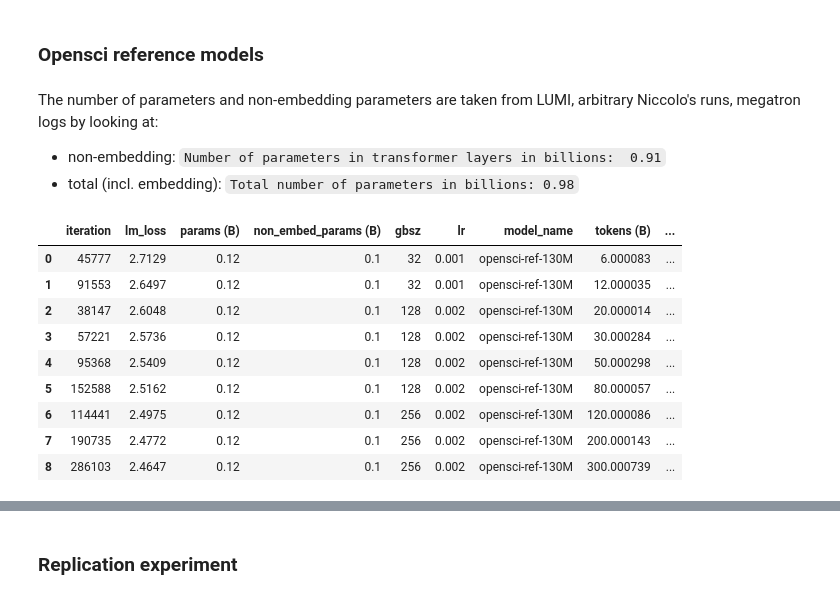
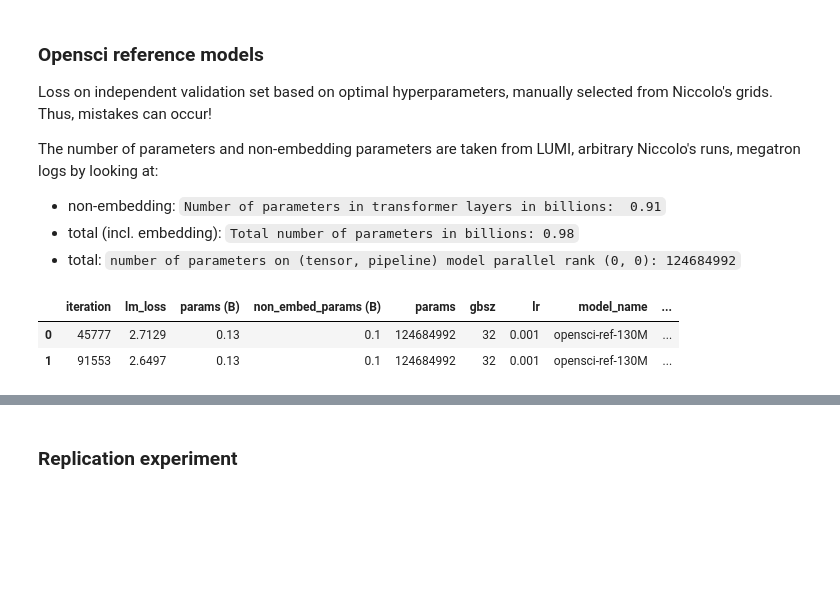
Before and after one commit to OpenEuroLLM/oellm-autoexp, a Jupyter notebook: analysis.ipynb, the cells around one changed output, grey strips where cells are left out. Cells and saved outputs as stored; diff of their text form; code cells hidden in the pictures; blank space fills up the shorter version.

```diff
--- a/analysis.ipynb
+++ b/analysis.ipynb
@@ -72,3 +64,10 @@ def plot_loss_curves(
     plt.show()
 # %% [markdown]
 ### Opensci reference models
+Loss on independent validation set based on optimal hyperparameters, manually selected from Niccolo's grids. Thus, mistakes can occur!
+
+
+The number of parameters and non-embedding parameters are taken from LUMI, arbitrary Niccolo's runs, megatron logs by looking at:
+- non-embedding: `Number of parameters in transformer layers in billions:  0.91`
+- total (incl. embedding): `Total number of parameters in billions: 0.98`
+- total: `number of parameters on (tensor, pipeline) model parallel rank (0, 0): 124684992`
@@ -85,29 +74,22 @@ opensci_130m = {6: 2.7129, 12: 2.6497, 20: 2.6048, 30: 2.5736, 50: 2.5409,
-# %% [markdown]
-The number of parameters and non-embedding parameters are taken from LUMI, arbitrary Niccolo's runs, megatron logs by looking at:
-- non-embedding: `Number of parameters in transformer layers in billions:  0.91`
-- total (incl. embedding): `Total number of parameters in billions: 0.98`
 # %%
-opensci_130m = pd.DataFrame({
+### Total number of parameters (including embedding) is actually reported to be 130M,
+# but the non-embedding parameters are 100M and embedding parameters are 30M.
+# We report the latter, to remain consistent with the naming convention.
+opensci_130M = pd.DataFrame({
     "iteration": [45777, 91553, 38147, 57221, 95368, 152588, 114441, 190735, 286103],
     "lm_loss": [2.7129, 2.6497, 2.6048, 2.5736, 2.5409, 2.5162, 2.4975, 2.4772, 2.4647],
-    "params (B)": [0.12] * 9,
+    "params (B)": [0.13] * 9,
     "non_embed_params (B)": [0.10] * 9,
+    "params": [124684992] * 9,
     "gbsz": [32, 32, 128, 128, 128, 128, 256, 256, 256],
     "lr": [0.001, 0.001, 0.002, 0.002, 0.002, 0.002, 0.002, 0.002, 0.002],
     "model_name": ["opensci-ref-130M"] * 9,
 
 })
-opensci_130m = calc_toks_flops(opensci_130m)
-opensci_130m
+opensci_130M = calc_toks_flops(opensci_130M)
+opensci_130M.head(2)
 # %% [output]
-|  | iteration | lm_loss | params (B) | non_embed_params (B) | gbsz | lr | model_name | tokens (B) | ... |
-| 0 | 45777 | 2.7129 | 0.12 | 0.1 | 32 | 0.001 | opensci-ref-130M | 6.000083 | ... |
-| 1 | 91553 | 2.6497 | 0.12 | 0.1 | 32 | 0.001 | opensci-ref-130M | 12.000035 | ... |
-| 2 | 38147 | 2.6048 | 0.12 | 0.1 | 128 | 0.002 | opensci-ref-130M | 20.000014 | ... |
-| 3 | 57221 | 2.5736 | 0.12 | 0.1 | 128 | 0.002 | opensci-ref-130M | 30.000284 | ... |
-| 4 | 95368 | 2.5409 | 0.12 | 0.1 | 128 | 0.002 | opensci-ref-130M | 50.000298 | ... |
-| 5 | 152588 | 2.5162 | 0.12 | 0.1 | 128 | 0.002 | opensci-ref-130M | 80.000057 | ... |
-| 6 | 114441 | 2.4975 | 0.12 | 0.1 | 256 | 0.002 | opensci-ref-130M | 120.000086 | ... |
-| 7 | 190735 | 2.4772 | 0.12 | 0.1 | 256 | 0.002 | opensci-ref-130M | 200.000143 | ... |
-| 8 | 286103 | 2.4647 | 0.12 | 0.1 | 256 | 0.002 | opensci-ref-130M | 300.000739 | ... |
+|  | iteration | lm_loss | params (B) | non_embed_params (B) | params | gbsz | lr | model_name | ... |
+| 0 | 45777 | 2.7129 | 0.13 | 0.1 | 124684992 | 32 | 0.001 | opensci-ref-130M | ... |
+| 1 | 91553 | 2.6497 | 0.13 | 0.1 | 124684992 | 32 | 0.001 | opensci-ref-130M | ... |
 # %%
```
Also changed, not shown: parts of 23 cells of this notebook.
